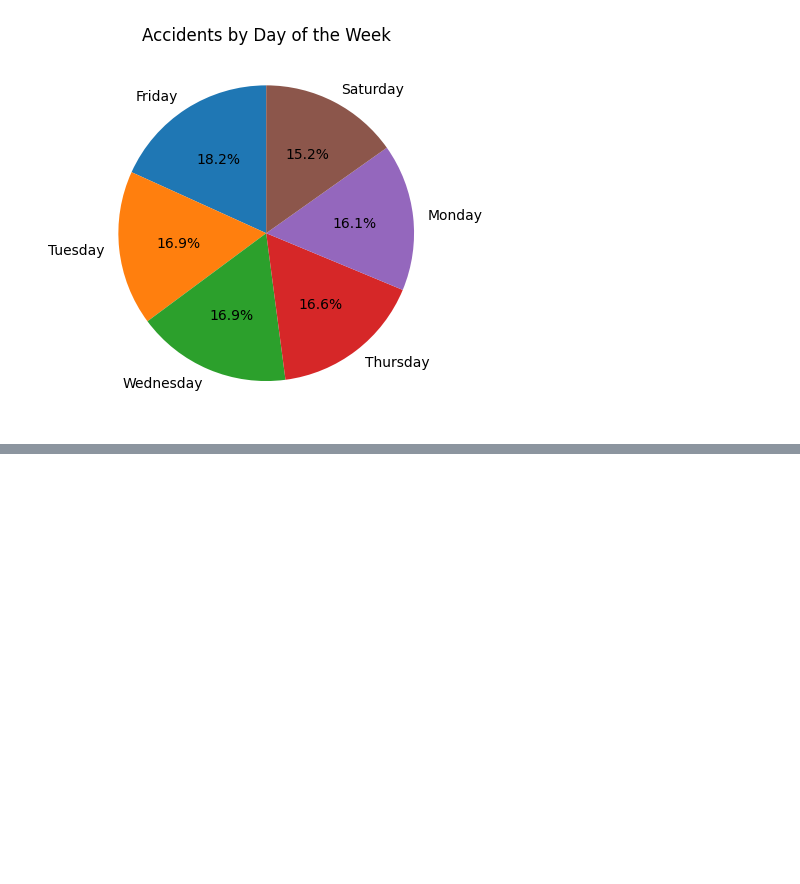
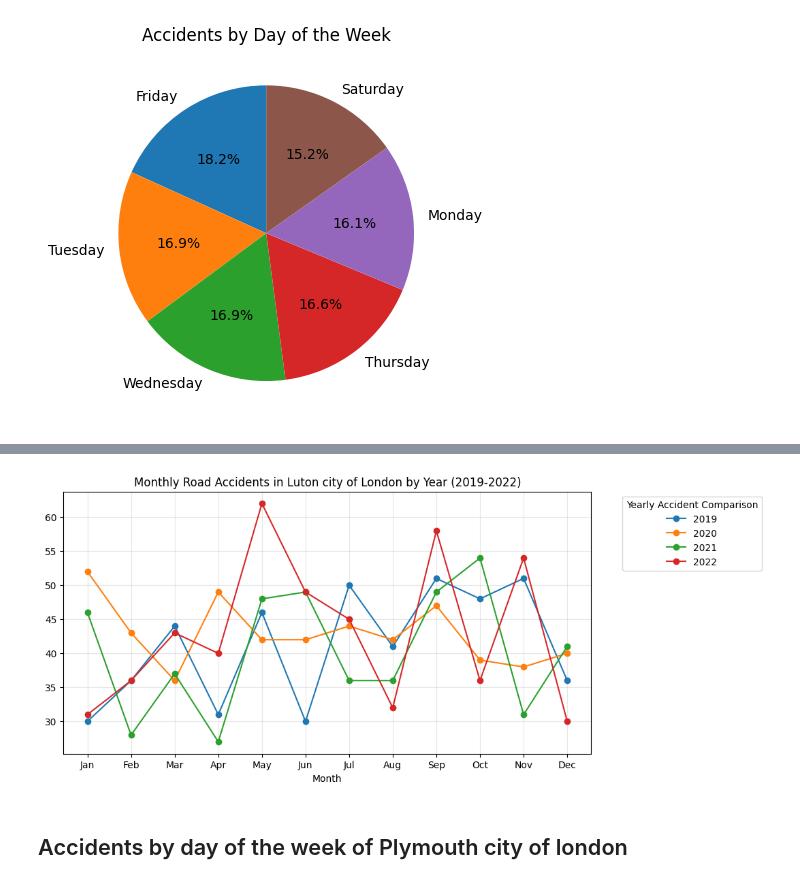
Before and after one commit to Johnjsp/act2_20insights, a Jupyter notebook: 20_insights_ukacci-checkpoint.ipynb, the cells around one changed output, grey strips where cells are left out. Saved outputs shown, nothing was run; the diff lists cells and outputs as text; code cells hidden in the pictures; blank space fills up the shorter version.

```diff
--- a/20_insights_ukacci-checkpoint.ipynb
+++ b/20_insights_ukacci-checkpoint.ipynb
@@ -797,0 +939,20 @@ plt.show()
+# %%
+london_df = acci[acci['District Area'] == 'Luton']
+# %%
+monthly_Luton = london_df.groupby(['Year', 'Month']).size()
+
+monthly_Luton = monthly_Luton.unstack(level=0)
+
+monthly_Luton.plot(
+    marker='o',
+    figsize=(10, 5),
+    title='Monthly Road Accidents in Luton city of London by Year (2019-2022)'
+)
+plt.xticks(range(1, 13), ['Jan','Feb','Mar','Apr','May','Jun','Jul','Aug','Sep','Oct','Nov','Dec'])
+plt.legend(title='Yearly Accident Comparison', bbox_to_anchor = (1.05,1), loc='upper left')
+plt.grid(alpha=0.3)
+plt.show()
+# %% [output]
+[figure, added]
+# %% [markdown]
+<h2>Accidents by day of the week of Plymouth city of london</h2>
```
Also changed, not shown: parts of 10 cells of this notebook.
